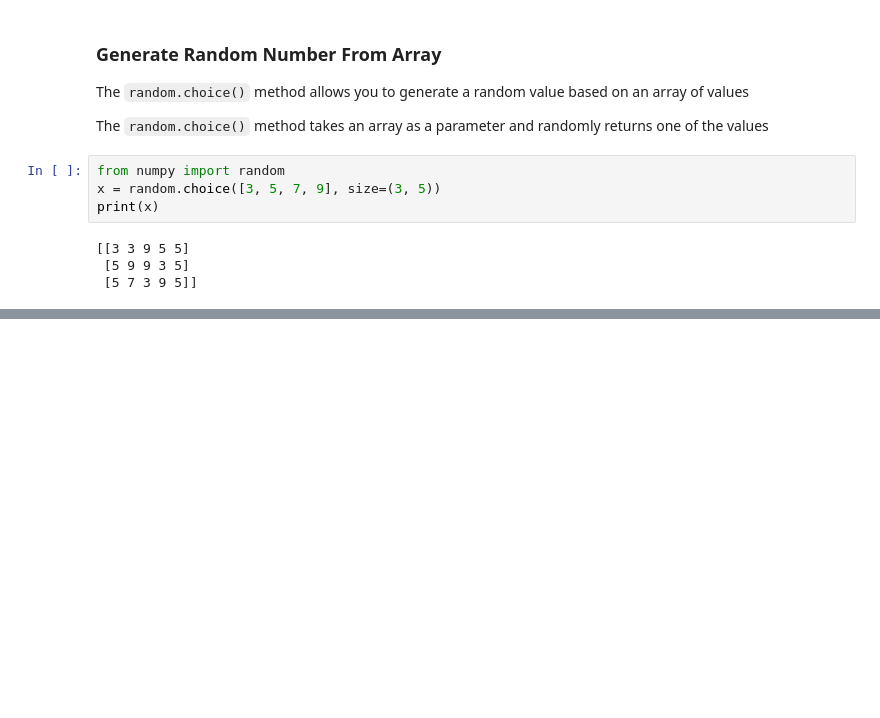
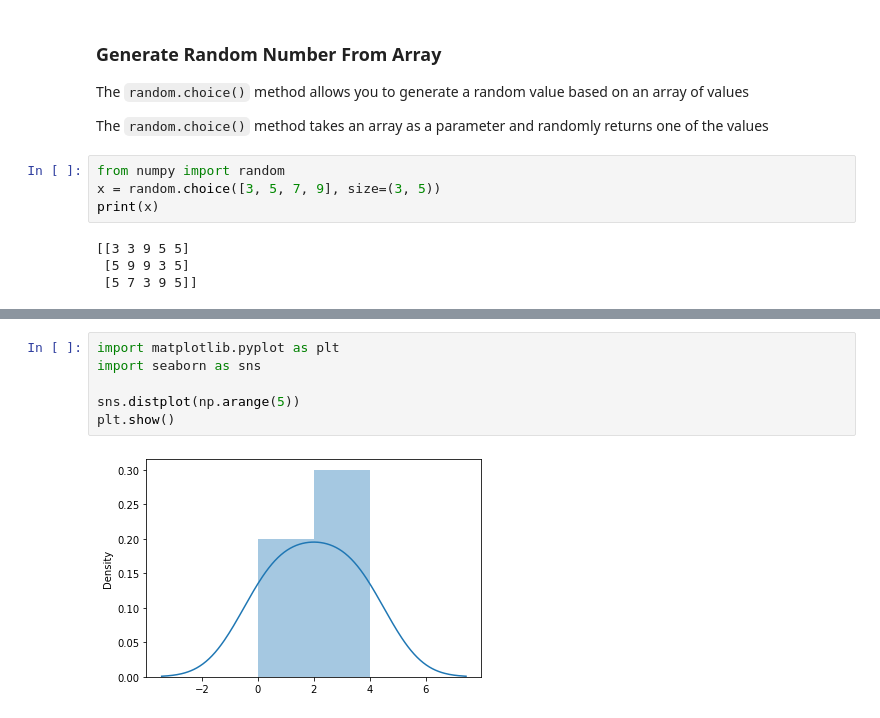
Before and after one commit to khoaminh100597/learn-python, a Jupyter notebook: W3schools/31_np_random.ipynb, the cells around one changed output, grey strips where cells are left out. Cells and saved outputs as stored; diff of their text form; blank space fills up the shorter version.

```diff
--- a/W3schools/31_np_random.ipynb
+++ b/W3schools/31_np_random.ipynb
@@ -52,0 +112,8 @@ print(x)
+# %%
+import matplotlib.pyplot as plt
+import seaborn as sns
+
+sns.distplot(np.arange(5))
+plt.show()
+# %% [output]
+[figure, added]
```
Also changed, not shown: parts of 21 cells of this notebook, 3 other files.
